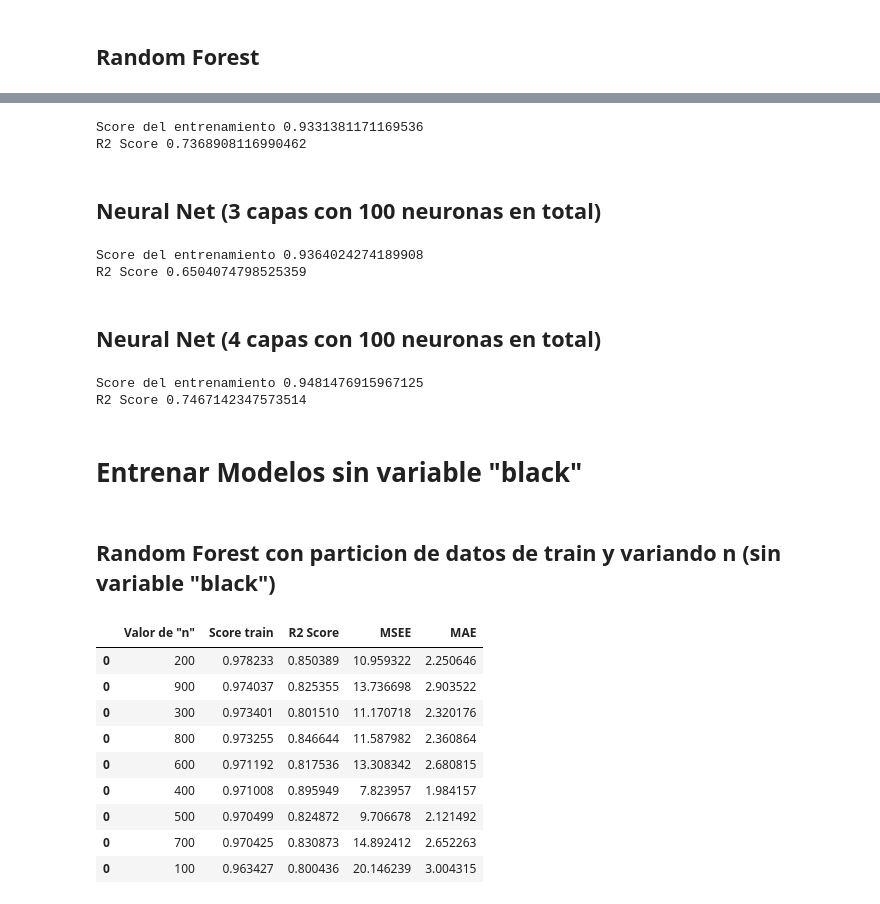
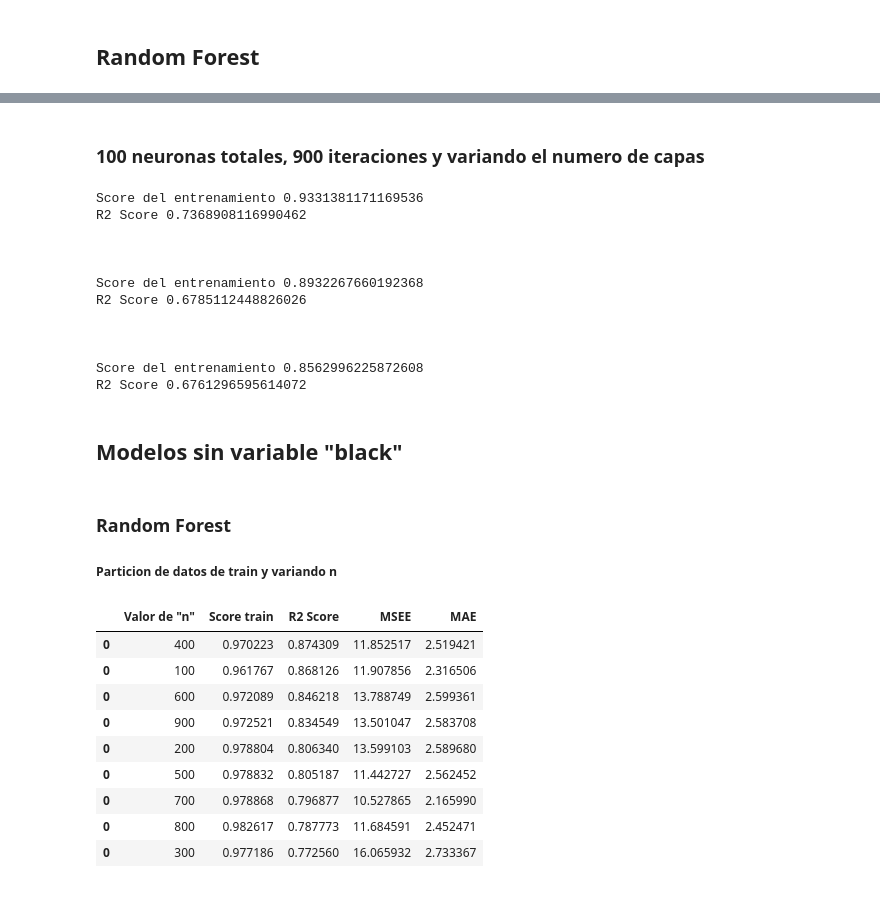
Before and after one commit to Maartin73/Data-Science-Advanced-Analytics, a Jupyter notebook: MartinR_CarranzaJ_Ejercicio_4.4.ipynb, the cells around one changed output, grey strips where cells are left out. Cells and saved outputs as stored; diff of their text form; code cells hidden in the pictures.

Commit message:
modelo finalizados

```diff
--- a/MartinR_CarranzaJ_Ejercicio_4.4.ipynb
+++ b/MartinR_CarranzaJ_Ejercicio_4.4.ipynb
@@ -819,6 +795,6 @@ R2 Score = 0.8572553260589104
 # %%
 random_forest_results = pd.DataFrame(columns=['Valor de "n"', 'Score train', 'R2 Score', 'MSEE', 'MAE'])
-for a in range(100,1000,100):
+for a in range(100,1100,100):
     X_train, X_test, y_train, y_test = train_test_split(features, target, test_size=0.3, random_state=23)
     rf3 = RandomForestRegressor(n_estimators = int(a), random_state = 42)
     rf3.fit(X_train, y_train)
@@ -833,6 +809,8 @@ for a in range(100,1000,100):
     ], columns=['Valor de "n"', 'Score train', 'R2 Score', 'MSEE', 'MAE'])
 
     random_forest_results = random_forest_results.append(res_temp)
+
+random_forest_results = random_forest_results.reset_index(drop=True)
 # %%
 # Combinaciones de resultados de Random Forest
 random_forest_results.sort_values(by='Score train', ascending=False)
@@ -881,38 +860,36 @@ net_results
+# %% [markdown]
+### 100 neuronas totales, 900 iteraciones y variando el numero de capas
 # %%
-X_train, X_test, y_train, y_test = train_test_split(features, target, random_state=1)
-net = MLPRegressor(random_state=1, max_iter=900, hidden_layer_sizes=(60,40,)).fit(X_train, y_train)
-y_pred = net.predict(X_test)
-print('Score del entrenamiento',net.score(X_train,y_train))
-print('R2 Score',r2_score(y_pred,y_test))
+distribuciones = [(60,40,), (50,30,20,), (40,30,20,10,)]
+
+for n in range(1,4):
+    hidden_layer_sizes = distribuciones[n-1]
+
+    X_train, X_test, y_train, y_test = train_test_split(features, target, random_state=1)
+    net = MLPRegressor(random_state=n, max_iter=900, hidden_layer_sizes=hidden_layer_sizes).fit(X_train, y_train)
+    y_pred = net.predict(X_test)
+
+    print('Score del entrenamiento',net.score(X_train,y_train))
+    print('R2 Score',r2_score(y_pred,y_test))
+    print('\n\n')
 # %% [output]
 Score del entrenamiento 0.9331381171169536
 R2 Score 0.7368908116990462
+
+
+
+Score del entrenamiento 0.8932267660192368
+R2 Score 0.6785112448826026
+
+
+
+Score del entrenamiento 0.8562996225872608
+R2 Score 0.6761296595614072
-# %% [markdown]
-## Neural Net (3 capas con 100 neuronas en total)
-# %%
-X_train, X_test, y_train, y_test = train_test_split(features, target, random_state=1)
-net = MLPRegressor(random_state=1, max_iter=900, hidden_layer_sizes=(50,30,20,)).fit(X_train, y_train)
-y_pred = net.predict(X_test)
-print('Score del entrenamiento',net.score(X_train,y_train))
-print('R2 Score',r2_score(y_pred,y_test))
-# %% [output]
-Score del entrenamiento 0.9364024274189908
-R2 Score 0.6504074798525359
-# %% [markdown]
-## Neural Net (4 capas con 100 neuronas en total)
-# %%
-X_train, X_test, y_train, y_test = train_test_split(features, target, random_state=1)
-net = MLPRegressor(random_state=1, max_iter=900, hidden_layer_sizes=(40,30,20,10,)).fit(X_train, y_train)
-y_pred = net.predict(X_test)
-print('Score del entrenamiento',net.score(X_train,y_train))
-print('R2 Score',r2_score(y_pred,y_test))
-# %% [output]
-Score del entrenamiento 0.9481476915967125
-R2 Score 0.7467142347573514
 # %% [markdown]
-# Entrenar Modelos sin variable "black"
+## Modelos sin variable "black"
 # %% [markdown]
-## Random Forest con particion de datos de train y variando n (sin variable "black")
+### Random Forest
+##### Particion de datos de train y variando n
 # %%
 train1 = train.drop(columns = 'black')
 features2 = StandardScaler().fit_transform(train1)
@@ -933,16 +910,16 @@ for a in range(100,1000,100):
     random_forest_results1 = random_forest_results1.append(res_temp)
 # %%
 # Combinaciones de resultados de Random Forest
-random_forest_results1.sort_values(by='Score train', ascending=False)
+random_forest_results1.sort_values(by='R2 Score', ascending=False)
 # %% [output]
 |  | Valor de "n" | Score train | R2 Score | MSEE | MAE |
-| 0 | 200 | 0.978233 | 0.850389 | 10.959322 | 2.250646 |
-| 0 | 900 | 0.974037 | 0.825355 | 13.736698 | 2.903522 |
-| 0 | 300 | 0.973401 | 0.801510 | 11.170718 | 2.320176 |
-| 0 | 800 | 0.973255 | 0.846644 | 11.587982 | 2.360864 |
-| 0 | 600 | 0.971192 | 0.817536 | 13.308342 | 2.680815 |
-| 0 | 400 | 0.971008 | 0.895949 | 7.823957 | 1.984157 |
-| 0 | 500 | 0.970499 | 0.824872 | 9.706678 | 2.121492 |
-| 0 | 700 | 0.970425 | 0.830873 | 14.892412 | 2.652263 |
-| 0 | 100 | 0.963427 | 0.800436 | 20.146239 | 3.004315 |
+| 0 | 400 | 0.970223 | 0.874309 | 11.852517 | 2.519421 |
+| 0 | 100 | 0.961767 | 0.868126 | 11.907856 | 2.316506 |
+| 0 | 600 | 0.972089 | 0.846218 | 13.788749 | 2.599361 |
+| 0 | 900 | 0.972521 | 0.834549 | 13.501047 | 2.583708 |
+| 0 | 200 | 0.978804 | 0.806340 | 13.599103 | 2.589680 |
+| 0 | 500 | 0.978832 | 0.805187 | 11.442727 | 2.562452 |
+| 0 | 700 | 0.978868 | 0.796877 | 10.527865 | 2.165990 |
+| 0 | 800 | 0.982617 | 0.787773 | 11.684591 | 2.452471 |
+| 0 | 300 | 0.977186 | 0.772560 | 16.065932 | 2.733367 |
 # %% [markdown]
```
Also changed, not shown: parts of 21 cells of this notebook.
